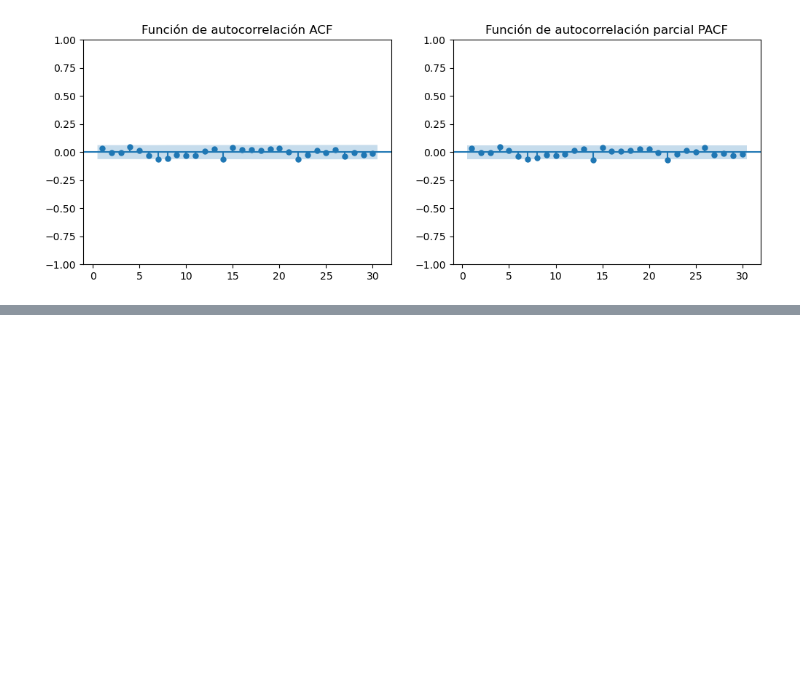
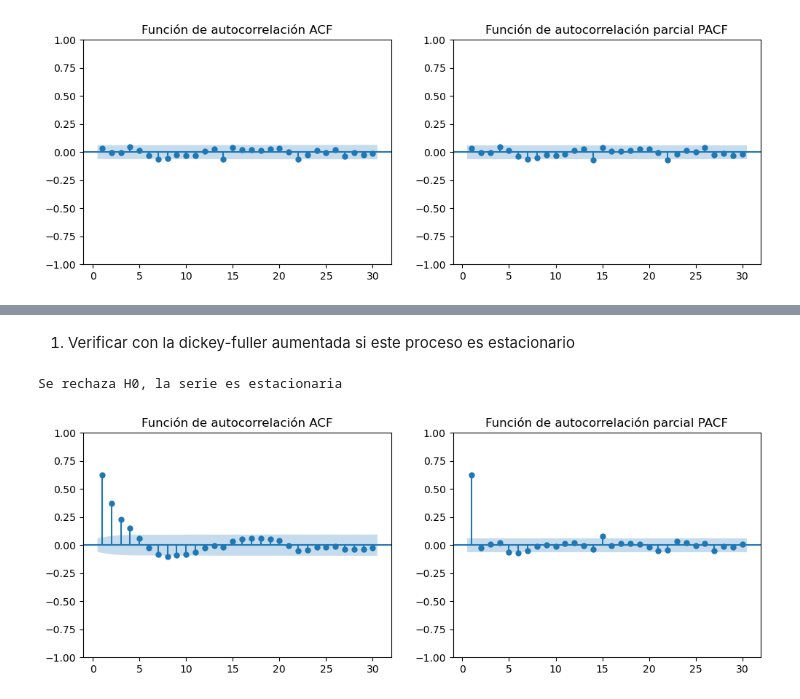
Before and after one commit to EdwinHdz360/EstadisticaAplicada_EJHR_2034175, a Jupyter notebook: 16vaSesion_EJHR_2034175_24Abr.ipynb, the cells around one changed output, grey strips where cells are left out. Cells and saved outputs as stored; diff of their text form; code cells hidden in the pictures; blank space fills up the shorter version.

```diff
--- a/16vaSesion_EJHR_2034175_24Abr.ipynb
+++ b/16vaSesion_EJHR_2034175_24Abr.ipynb
@@ -63,0 +85,24 @@ plt.show()
+# %% [markdown]
+1. Verificar con la dickey-fuller aumentada si este proceso es estacionario
+# %%
+adfuller2 = adfuller(procesos['AR_1'])
+
+#nivel de significancia de 0.05
+alpha = 0.05
+if adfuller2[1] < alpha:
+    print('Se rechaza H0, la serie es estacionaria')
+else:
+    print('No rechaza H0, la serie es NO estacionaria')
+# %% [output]
+Se rechaza H0, la serie es estacionaria
+# %%
+fig, ax =plt.subplots(1,2, figsize =(12,4))
+## subgrafica 0
+plot_acf(procesos['AR_1'], zero=False, ax=ax[0], title= 'Función de autocorrelación ACF')
+ax[0].set_ylim(-1,1)
+## subgrafica 1
+plot_pacf(procesos['AR_1'], zero=False, ax=ax[1], title= 'Función de autocorrelación parcial PACF')
+ax[1].set_ylim(-1,1)
+plt.savefig('correl_AR_1.png')
+# %% [output]
+[figure, added]
```
Also changed, not shown: parts of 15 cells of this notebook.
